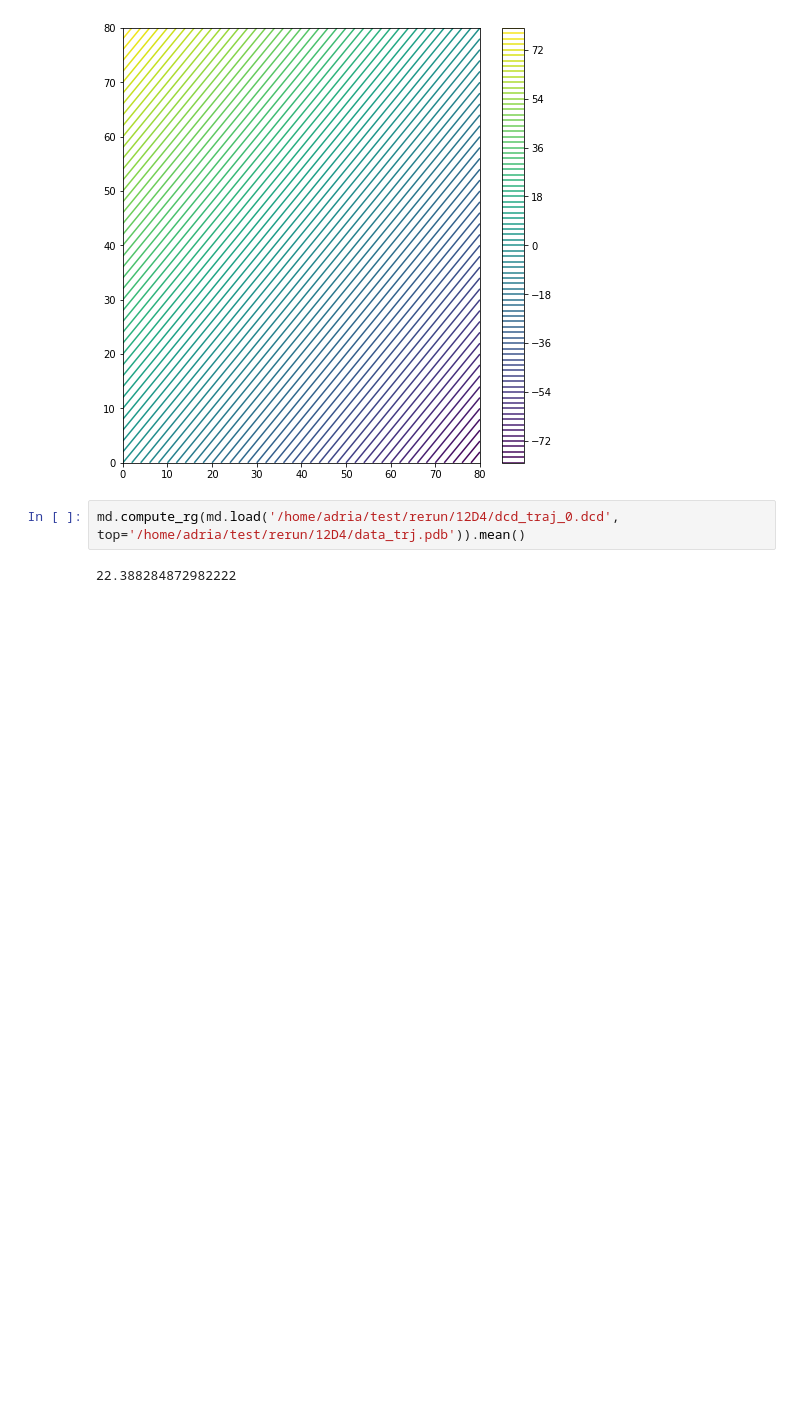
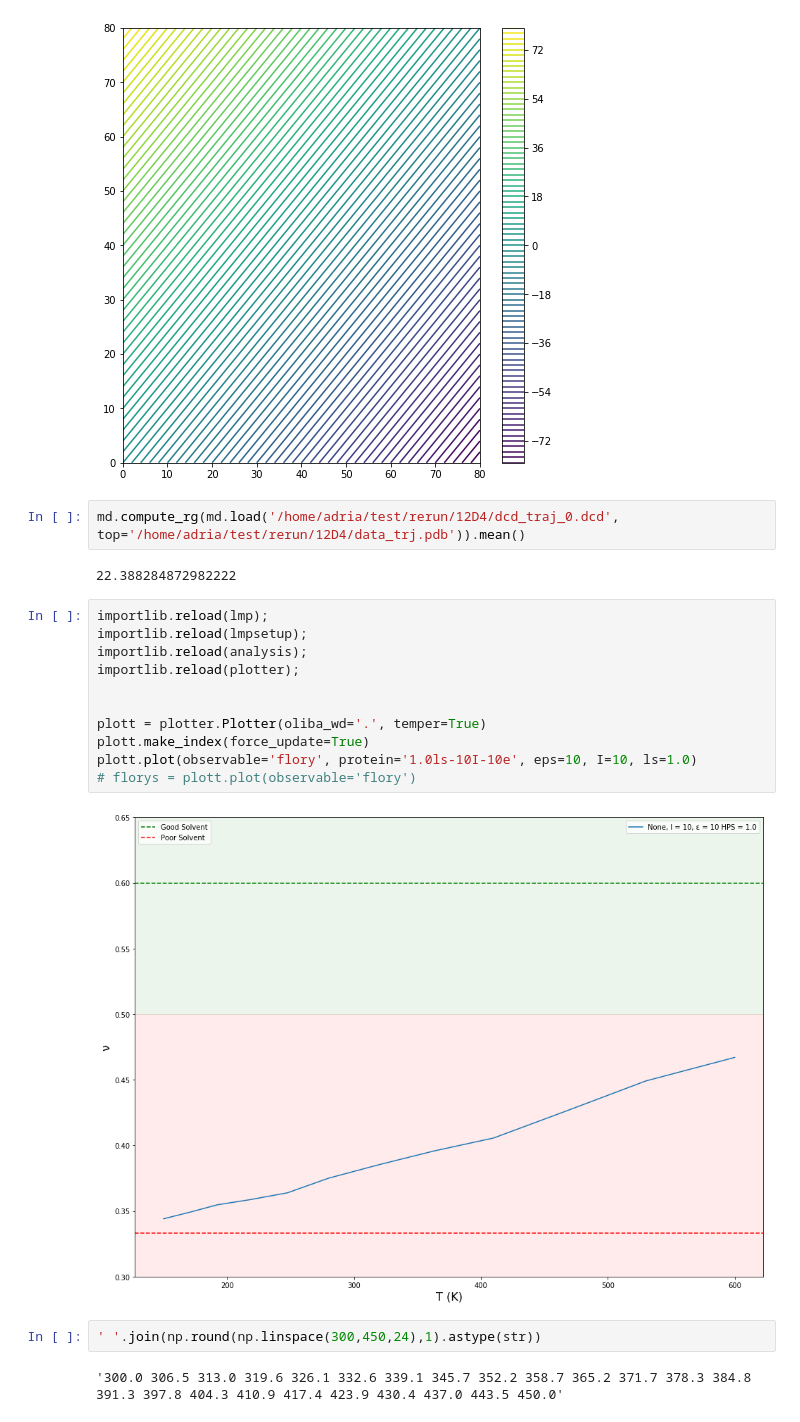
Before and after one commit to avillacrosa/MD, a Jupyter notebook: lammps/notebooks/TEST.ipynb, the cells around one changed output. Drawn from its saved outputs; the diff is of its cells as text; blank space fills up the shorter version.

```diff
--- a/lammps/notebooks/TEST.ipynb
+++ b/lammps/notebooks/TEST.ipynb
@@ -170,3 +170,20 @@ plt.colorbar(cunt)
 md.compute_rg(md.load('/home/adria/test/rerun/12D4/dcd_traj_0.dcd', top='/home/adria/test/rerun/12D4/data_trj.pdb')).mean()
 # %% [output]
 22.388284872982222
+# %%
+importlib.reload(lmp);
+importlib.reload(lmpsetup);
+importlib.reload(analysis);
+importlib.reload(plotter);
+
+
+plott = plotter.Plotter(oliba_wd='.', temper=True)
+plott.make_index(force_update=True)
+plott.plot(observable='flory', protein='1.0ls-10I-10e', eps=10, I=10, ls=1.0)
+# florys = plott.plot(observable='flory')
+# %% [output]
+[figure, added]
+# %%
+' '.join(np.round(np.linspace(300,450,24),1).astype(str))
+# %% [output]
+'300.0 306.5 313.0 319.6 326.1 332.6 339.1 345.7 352.2 358.7 365.2 371.7 378.3 384.8 391.3 397.8 404.3 410.9 417.4 423.9 430.4 437.0 443.5 450.0'
```
Also changed, not shown: parts of 4 cells of this notebook, 20 other files.
